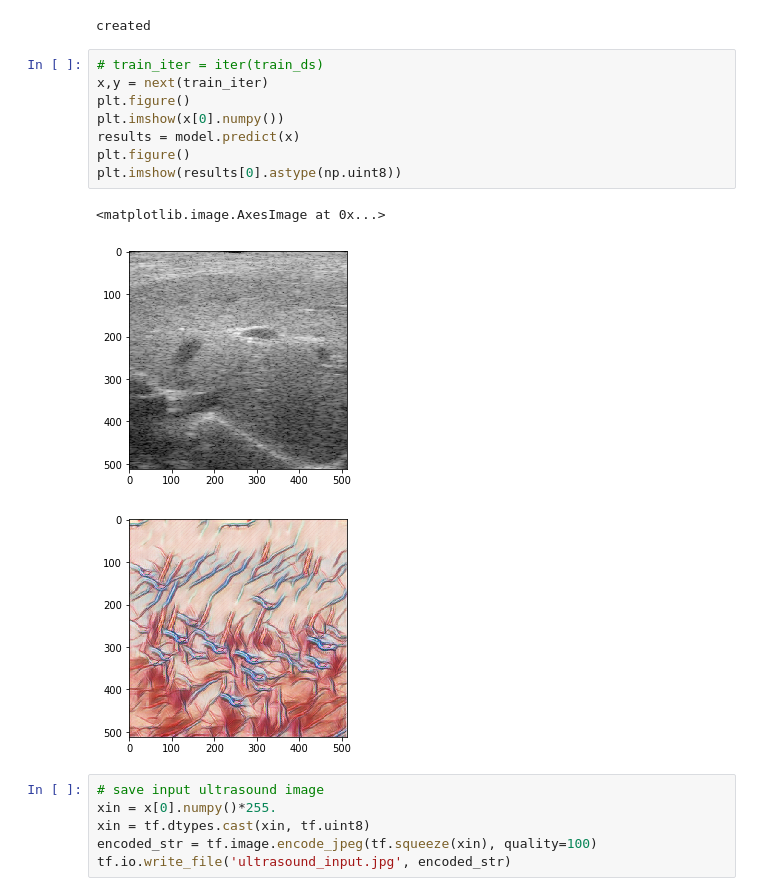
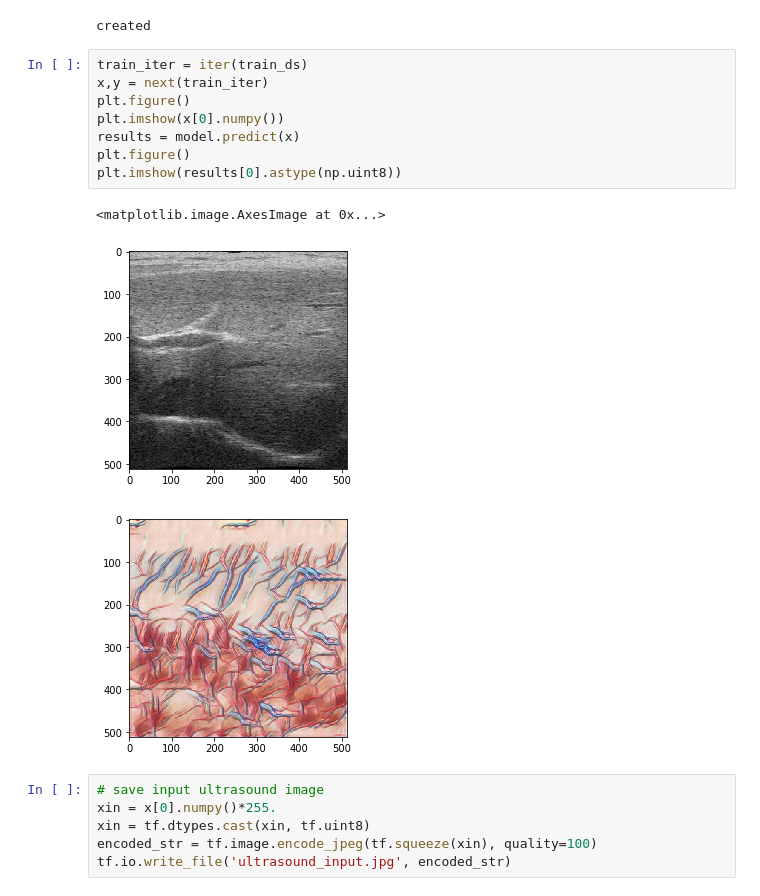
Before and after one commit to leohu6/Perceptual-Loss-Style-Transfer, a Jupyter notebook: Ultrasound.ipynb, the cells around one changed output. Drawn from its saved outputs; the diff is of its cells as text.

```diff
--- a/Ultrasound.ipynb
+++ b/Ultrasound.ipynb
@@ -49,17 +47,17 @@ model.load_weights('trained_models/trained/face_cropped.h5')
 # %% [output]
 created
 # %%
-# train_iter = iter(train_ds)
+train_iter = iter(train_ds)
 x,y = next(train_iter)
 plt.figure()
 plt.imshow(x[0].numpy())
 results = model.predict(x)
 plt.figure()
 plt.imshow(results[0].astype(np.uint8))
 # %% [output]
 <matplotlib.image.AxesImage at 0x...>
-[figure, old version]
+[figure, new version]
-[figure, old version]
+[figure, new version]
 # %%
 # save input ultrasound image
 xin = x[0].numpy()*255.
```
Also changed, not shown: parts of 2 cells of this notebook, 2 other files.
